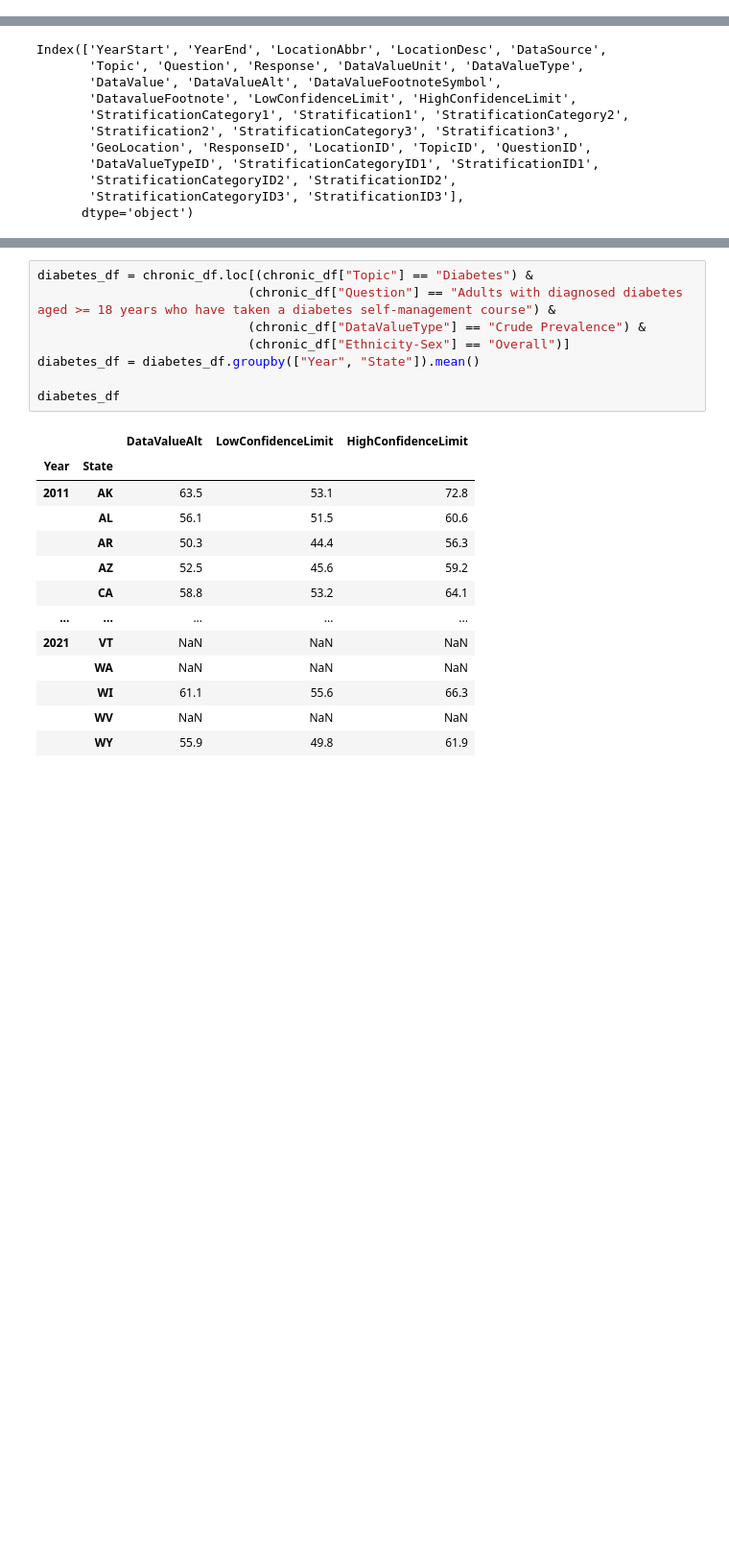
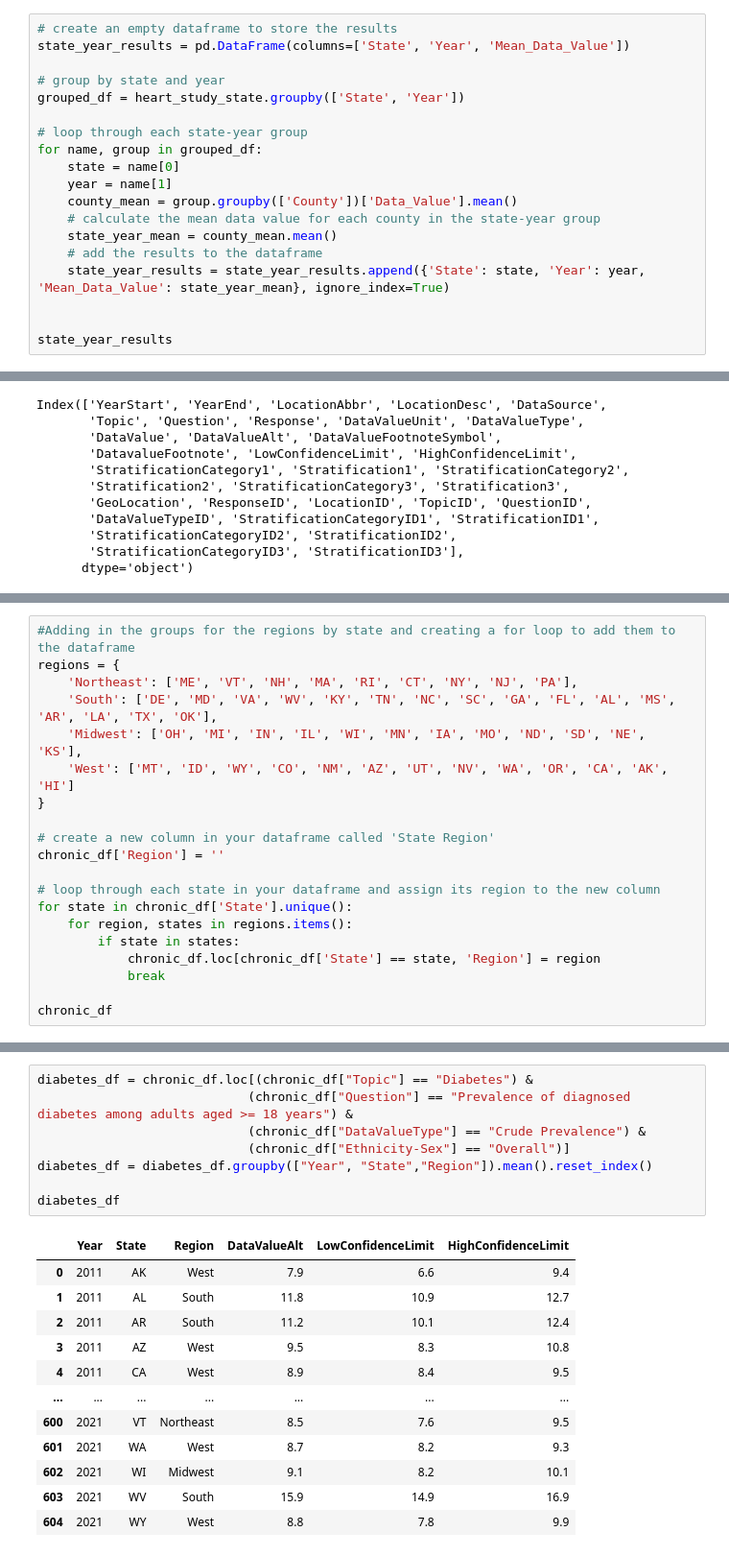
Before and after one commit to sean-guzman/Project1, a Jupyter notebook: main.ipynb, the cells around one changed output, grey strips where cells are left out. Shown at 96% size. Saved outputs shown, nothing was run; the diff lists cells and outputs as text; blank space fills up the shorter version.

```diff
--- a/main.ipynb
+++ b/main.ipynb
@@ -118,0 +157,19 @@ heart_study_year
+# %%
+# create an empty dataframe to store the results
+state_year_results = pd.DataFrame(columns=['State', 'Year', 'Mean_Data_Value'])
+
+# group by state and year
+grouped_df = heart_study_state.groupby(['State', 'Year'])
+
+# loop through each state-year group
+for name, group in grouped_df:
+    state = name[0]
+    year = name[1]
+    county_mean = group.groupby(['County'])['Data_Value'].mean()
+    # calculate the mean data value for each county in the state-year group
+    state_year_mean = county_mean.mean()
+    # add the results to the dataframe
+    state_year_results = state_year_results.append({'State': state, 'Year': year, 'Mean_Data_Value': state_year_mean}, ignore_index=True)
+
+
+state_year_results
@@ -389,3 +460,23 @@ chronic_df.head()
 | 2 | 2018 | DC | Asthma | Hospitalizations for asthma | NaN | Number | 708 | 708.0 | ... |
 | 3 | 2017 | GA | Asthma | Hospitalizations for asthma | NaN | Number | 3520 | 3520.0 | ... |
 | 4 | 2010 | MI | Asthma | Hospitalizations for asthma | NaN | Number | 123 | 123.0 | ... |
+# %%
+#Adding in the groups for the regions by state and creating a for loop to add them to the dataframe
+regions = {
+    'Northeast': ['ME', 'VT', 'NH', 'MA', 'RI', 'CT', 'NY', 'NJ', 'PA'],
+    'South': ['DE', 'MD', 'VA', 'WV', 'KY', 'TN', 'NC', 'SC', 'GA', 'FL', 'AL', 'MS', 'AR', 'LA', 'TX', 'OK'],
+    'Midwest': ['OH', 'MI', 'IN', 'IL', 'WI', 'MN', 'IA', 'MO', 'ND', 'SD', 'NE', 'KS'],
+    'West': ['MT', 'ID', 'WY', 'CO', 'NM', 'AZ', 'UT', 'NV', 'WA', 'OR', 'CA', 'AK', 'HI']
+}
+
+# create a new column in your dataframe called 'State Region'
+chronic_df['Region'] = ''
+
+# loop through each state in your dataframe and assign its region to the new column
+for state in chronic_df['State'].unique():
+    for region, states in regions.items():
+        if state in states:
+            chronic_df.loc[chronic_df['State'] == state, 'Region'] = region
+            break
+
+chronic_df
@@ -415,22 +519,21 @@ smoking_df
 # %%
 diabetes_df = chronic_df.loc[(chronic_df["Topic"] == "Diabetes") &
-                            (chronic_df["Question"] == "Adults with diagnosed diabetes aged >= 18 years who have taken a diabetes self-management course") &
+                            (chronic_df["Question"] == "Prevalence of diagnosed diabetes among adults aged >= 18 years") &
                             (chronic_df["DataValueType"] == "Crude Prevalence") &
                             (chronic_df["Ethnicity-Sex"] == "Overall")]
-diabetes_df = diabetes_df.groupby(["Year", "State"]).mean()
+diabetes_df = diabetes_df.groupby(["Year", "State","Region"]).mean().reset_index()
 
 diabetes_df
 # %% [output]
-|  |  | DataValueAlt | LowConfidenceLimit | HighConfidenceLimit |
-| Year | State |  |  |  |
-| 2011 | AK | 63.5 | 53.1 | 72.8 |
-|  | AL | 56.1 | 51.5 | 60.6 |
-|  | AR | 50.3 | 44.4 | 56.3 |
-|  | AZ | 52.5 | 45.6 | 59.2 |
-|  | CA | 58.8 | 53.2 | 64.1 |
-| ... | ... | ... | ... | ... |
-| 2021 | VT | NaN | NaN | NaN |
-|  | WA | NaN | NaN | NaN |
-|  | WI | 61.1 | 55.6 | 66.3 |
-|  | WV | NaN | NaN | NaN |
-|  | WY | 55.9 | 49.8 | 61.9 |
+|  | Year | State | Region | DataValueAlt | LowConfidenceLimit | HighConfidenceLimit |
+| 0 | 2011 | AK | West | 7.9 | 6.6 | 9.4 |
+| 1 | 2011 | AL | South | 11.8 | 10.9 | 12.7 |
+| 2 | 2011 | AR | South | 11.2 | 10.1 | 12.4 |
+| 3 | 2011 | AZ | West | 9.5 | 8.3 | 10.8 |
+| 4 | 2011 | CA | West | 8.9 | 8.4 | 9.5 |
+| ... | ... | ... | ... | ... | ... | ... |
+| 600 | 2021 | VT | Northeast | 8.5 | 7.6 | 9.5 |
+| 601 | 2021 | WA | West | 8.7 | 8.2 | 9.3 |
+| 602 | 2021 | WI | Midwest | 9.1 | 8.2 | 10.1 |
+| 603 | 2021 | WV | South | 15.9 | 14.9 | 16.9 |
+| 604 | 2021 | WY | West | 8.8 | 7.8 | 9.9 |
```
Also changed, not shown: parts of 29 cells of this notebook.
